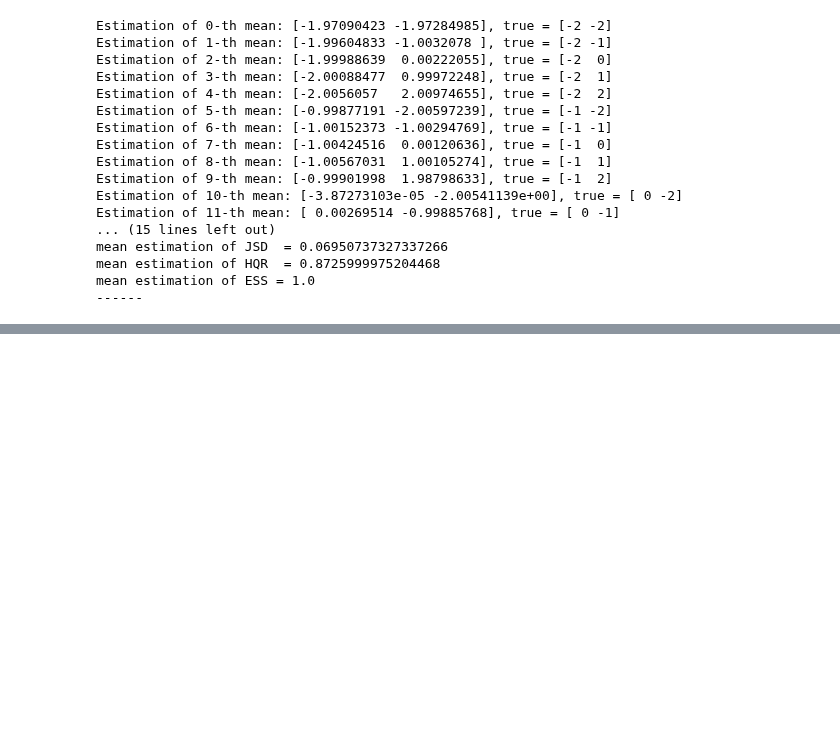
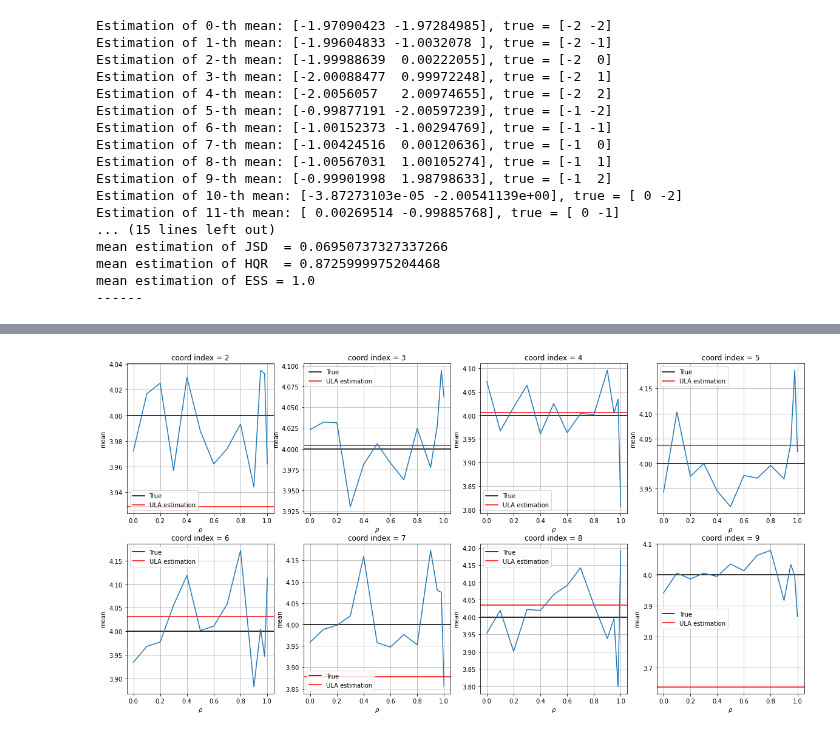
Before and after one commit to premolab/gans_sampling, a Jupyter notebook: notebooks/known_target.ipynb, the cells around one changed output, grey strips where cells are left out. Cells and saved outputs as stored; diff of their text form; code cells hidden in the pictures; blank space fills up the shorter version.

```diff
--- a/notebooks/known_target.ipynb
+++ b/notebooks/known_target.ipynb
@@ -4197,0 +2328,9 @@ def i_ais_v_dynamics(z, target, n_steps, grad_step, eps_scale, N, betas, rho):
+# %%
+start = proposal.sample([batch_size])
+history = langevin_dynamics(start, target.log_prob, proposal, n_steps, grad_step, eps_scale)
+# %%
+last_history_ula = history[-num_points_in_chain:]
+result_ula = torch.stack(last_history_ula, 0)
+
+result_np_ula = result_ula.detach().cpu().numpy()
+result_var_ula = np.var(result_np_ula, axis = 0, ddof=1).mean(axis = 0)
@@ -4197,0 +2343,2 @@ def i_ais_v_dynamics(z, target, n_steps, grad_step, eps_scale, N, betas, rho):
+# %%
+result_mean_ula = np.mean(result_np_ula, axis = 0).mean(axis = 0)
@@ -4197,0 +2351,20 @@ def i_ais_v_dynamics(z, target, n_steps, grad_step, eps_scale, N, betas, rho):
+# %%
+fig, axs = plt.subplots(nrows=2, ncols=4, figsize=(20, 10))
+true_means = (locs_target).cpu().numpy()
+for i in range(8):
+    row = i // 4
+    col = i % 4
+    ind = i + 2
+
+    mean_est = [mean[j][ind] for j in range(len(mean))]
+
+    axs[row][col].axhline(true_means[ind], label='True', color='black')
+    axs[row][col].axhline(result_mean_ula[ind], label='ULA estimation', color='red')
+    axs[row][col].plot(rs, mean_est)
+    axs[row][col].set_ylabel(r'mean')
+    axs[row][col].set_xlabel(r'$\rho$')
+    axs[row][col].grid()
+    axs[row][col].set_title(f"coord index = {ind}")
+    axs[row][col].legend()
+# %% [output]
+[figure, added]
```
Also changed, not shown: parts of 68 cells of this notebook, 3 other files.
